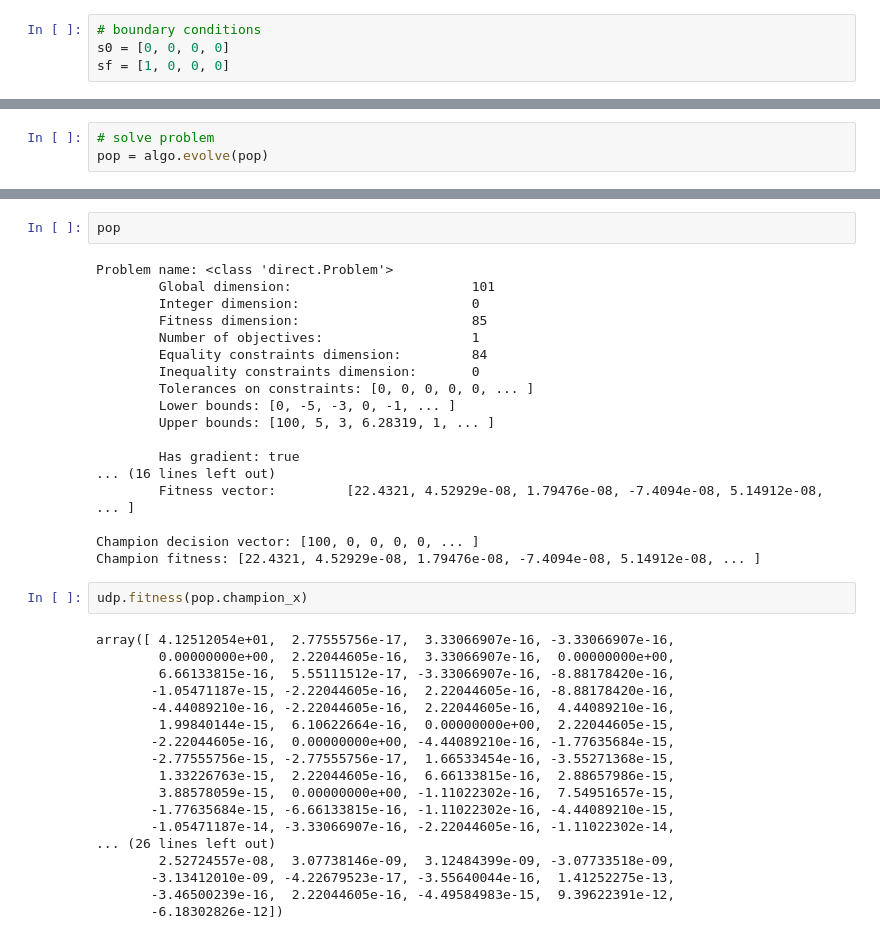
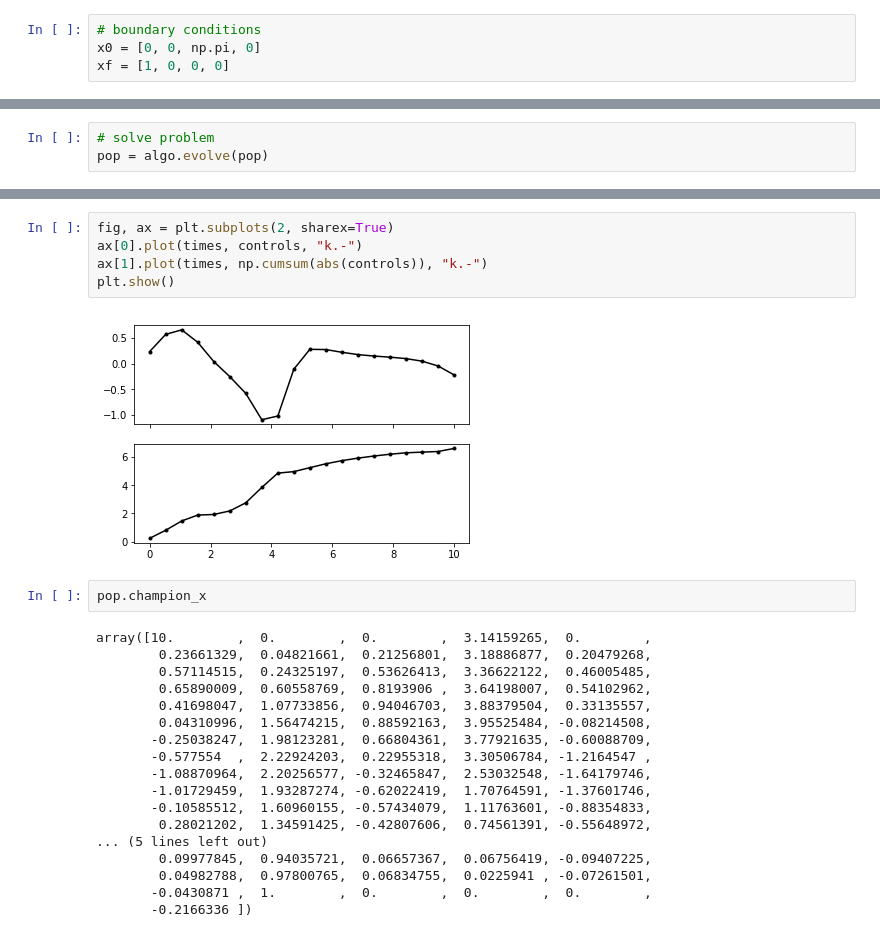
Before and after one commit to cisprague/icra2019, a Jupyter notebook: notebooks/direct.ipynb, the cells around one changed output, grey strips where cells are left out. Drawn from its saved outputs; the diff is of its cells as text.

```diff
--- a/notebooks/direct.ipynb
+++ b/notebooks/direct.ipynb
@@ -10,4 +7,4 @@ Using matplotlib backend: Qt5Agg
 # %%
 # boundary conditions
-s0 = [0, 0, 0, 0]
-sf = [1, 0, 0, 0]
+x0 = [0, 0, np.pi, 0]
+xf = [1, 0, 0, 0]
@@ -29,40 +70,27 @@ pop = algo.evolve(pop)
+# %%
+fig, ax = plt.subplots(2, sharex=True)
+ax[0].plot(times, controls, "k.-")
+ax[1].plot(times, np.cumsum(abs(controls)), "k.-")
+plt.show()
+# %% [output]
+[figure, added]
 # %%
-pop
+pop.champion_x
 # %% [output]
-Problem name: <class 'direct.Problem'>
-        Global dimension:                       101
-        Integer dimension:                      0
-        Fitness dimension:                      85
-        Number of objectives:                   1
-        Equality constraints dimension:         84
-        Inequality constraints dimension:       0
-        Tolerances on constraints: [0, 0, 0, 0, 0, ... ]
-        Lower bounds: [0, -5, -3, 0, -1, ... ]
-        Upper bounds: [100, 5, 3, 6.28319, 1, ... ]
-
-        Has gradient: true
-... (16 lines left out)
-        Fitness vector:         [22.4321, 4.52929e-08, 1.79476e-08, -7.4094e-08, 5.14912e-08, ... ]
-
-Champion decision vector: [100, 0, 0, 0, 0, ... ]
-Champion fitness: [22.4321, 4.52929e-08, 1.79476e-08, -7.4094e-08, 5.14912e-08, ... ]
+array([10.        ,  0.        ,  0.        ,  3.14159265,  0.        ,
+        0.23661329,  0.04821661,  0.21256801,  3.18886877,  0.20479268,
+        0.57114515,  0.24325197,  0.53626413,  3.36622122,  0.46005485,
+        0.65890009,  0.60558769,  0.8193906 ,  3.64198007,  0.54102962,
+        0.41698047,  1.07733856,  0.94046703,  3.88379504,  0.33135557,
+        0.04310996,  1.56474215,  0.88592163,  3.95525484, -0.08214508,
+       -0.25038247,  1.98123281,  0.66804361,  3.77921635, -0.60088709,
+       -0.577554  ,  2.22924203,  0.22955318,  3.30506784, -1.2164547 ,
+       -1.08870964,  2.20256577, -0.32465847,  2.53032548, -1.64179746,
+       -1.01729459,  1.93287274, -0.62022419,  1.70764591, -1.37601746,
+       -0.10585512,  1.60960155, -0.57434079,  1.11763601, -0.88354833,
+        0.28021202,  1.34591425, -0.42807606,  0.74561391, -0.55648972,
+... (5 lines left out)
+        0.09977845,  0.94035721,  0.06657367,  0.06756419, -0.09407225,
+        0.04982788,  0.97800765,  0.06834755,  0.0225941 , -0.07261501,
+       -0.0430871 ,  1.        ,  0.        ,  0.        ,  0.        ,
+       -0.2166336 ])
-# %%
-udp.fitness(pop.champion_x)
-# %% [output]
-array([ 4.12512054e+01,  2.77555756e-17,  3.33066907e-16, -3.33066907e-16,
-        0.00000000e+00,  2.22044605e-16,  3.33066907e-16,  0.00000000e+00,
-        6.66133815e-16,  5.55111512e-17, -3.33066907e-16, -8.88178420e-16,
-       -1.05471187e-15, -2.22044605e-16,  2.22044605e-16, -8.88178420e-16,
-       -4.44089210e-16, -2.22044605e-16,  2.22044605e-16,  4.44089210e-16,
-        1.99840144e-15,  6.10622664e-16,  0.00000000e+00,  2.22044605e-15,
-       -2.22044605e-16,  0.00000000e+00, -4.44089210e-16, -1.77635684e-15,
-       -2.77555756e-15, -2.77555756e-17,  1.66533454e-16, -3.55271368e-15,
-        1.33226763e-15,  2.22044605e-16,  6.66133815e-16,  2.88657986e-15,
-        3.88578059e-15,  0.00000000e+00, -1.11022302e-16,  7.54951657e-15,
-       -1.77635684e-15, -6.66133815e-16, -1.11022302e-16, -4.44089210e-15,
-       -1.05471187e-14, -3.33066907e-16, -2.22044605e-16, -1.11022302e-14,
-... (26 lines left out)
-        2.52724557e-08,  3.07738146e-09,  3.12484399e-09, -3.07733518e-09,
-       -3.13412010e-09, -4.22679523e-17, -3.55640044e-16,  1.41252275e-13,
-       -3.46500239e-16,  2.22044605e-16, -4.49584983e-15,  9.39622391e-12,
-       -6.18302826e-12])
```
Also changed, not shown: parts of 11 cells of this notebook, 11 other files.
